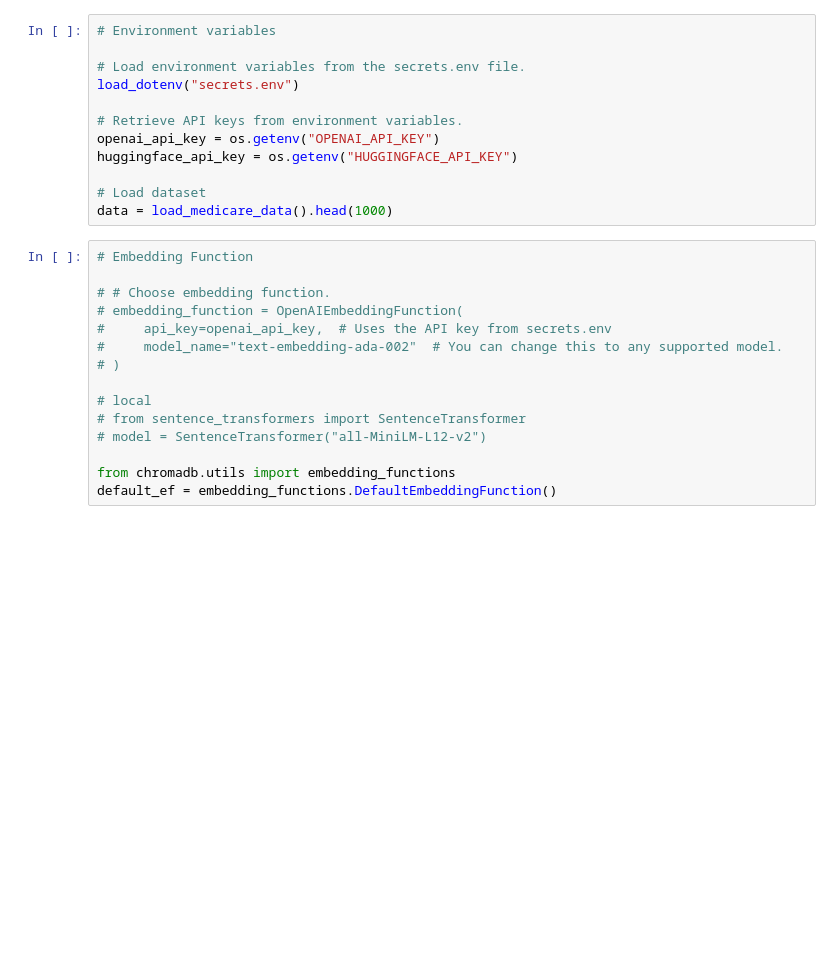
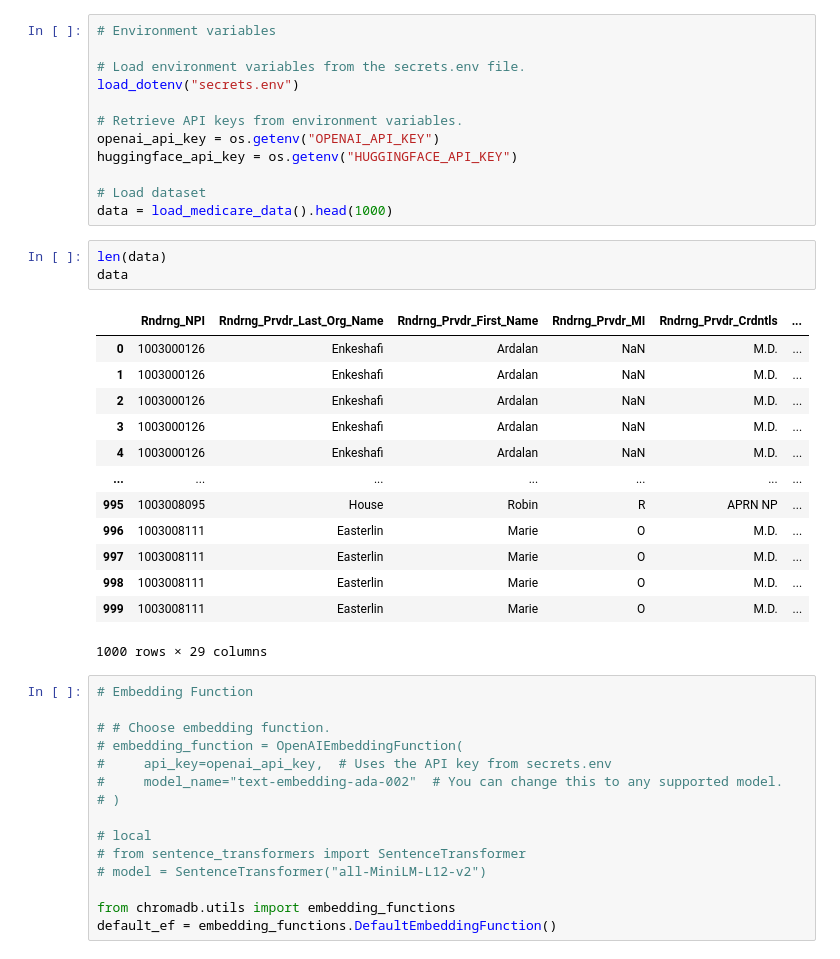
Before and after one commit to umarhunter/vdba, a Jupyter notebook: chromadb.ipynb, the cells around one changed output. Saved outputs shown, nothing was run; the diff lists cells and outputs as text; blank space fills up the shorter version.

```diff
--- a/chromadb.ipynb
+++ b/chromadb.ipynb
@@ -21,6 +21,23 @@ huggingface_api_key = os.getenv("HUGGINGFACE_API_KEY")
 
 # Load dataset
 data = load_medicare_data().head(1000)
+# %%
+len(data)
+data
+# %% [output]
+|  | Rndrng_NPI | Rndrng_Prvdr_Last_Org_Name | Rndrng_Prvdr_First_Name | Rndrng_Prvdr_MI | Rndrng_Prvdr_Crdntls | ... |
+| 0 | 1003000126 | Enkeshafi | Ardalan | NaN | M.D. | ... |
+| 1 | 1003000126 | Enkeshafi | Ardalan | NaN | M.D. | ... |
+| 2 | 1003000126 | Enkeshafi | Ardalan | NaN | M.D. | ... |
+| 3 | 1003000126 | Enkeshafi | Ardalan | NaN | M.D. | ... |
+| 4 | 1003000126 | Enkeshafi | Ardalan | NaN | M.D. | ... |
+| ... | ... | ... | ... | ... | ... | ... |
+| 995 | 1003008095 | House | Robin | R | APRN NP | ... |
+| 996 | 1003008111 | Easterlin | Marie | O | M.D. | ... |
+| 997 | 1003008111 | Easterlin | Marie | O | M.D. | ... |
+| 998 | 1003008111 | Easterlin | Marie | O | M.D. | ... |
+| 999 | 1003008111 | Easterlin | Marie | O | M.D. | ... |
+1000 rows × 29 columns
 # %%
 # Embedding Function
 
```
Also changed, not shown: parts of 3 cells of this notebook.
